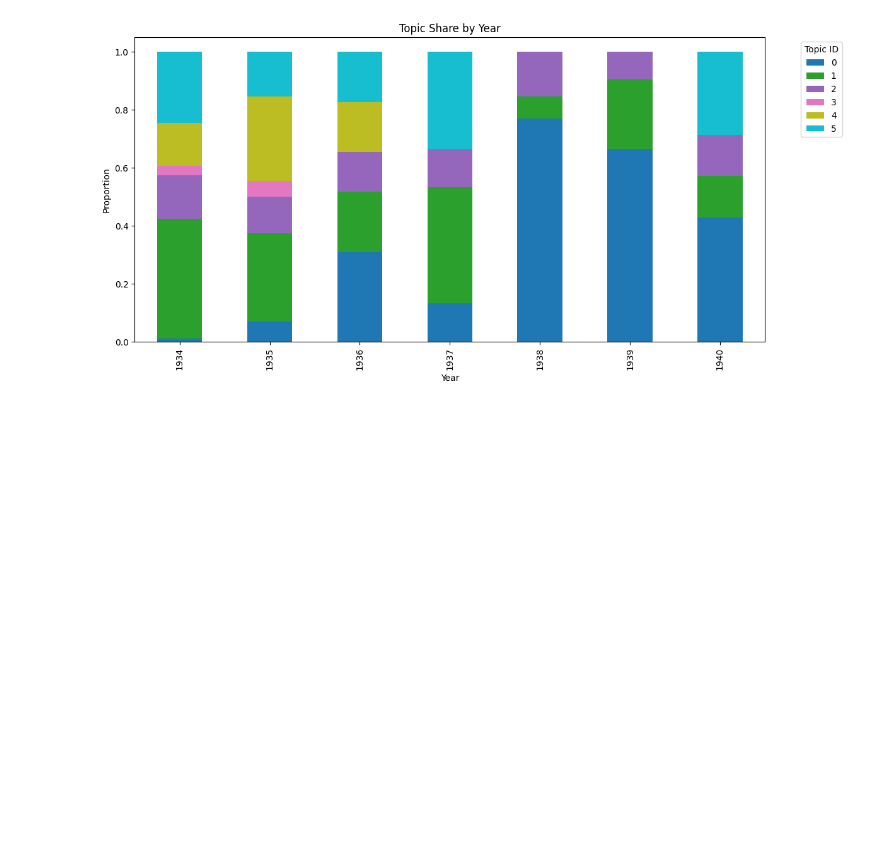
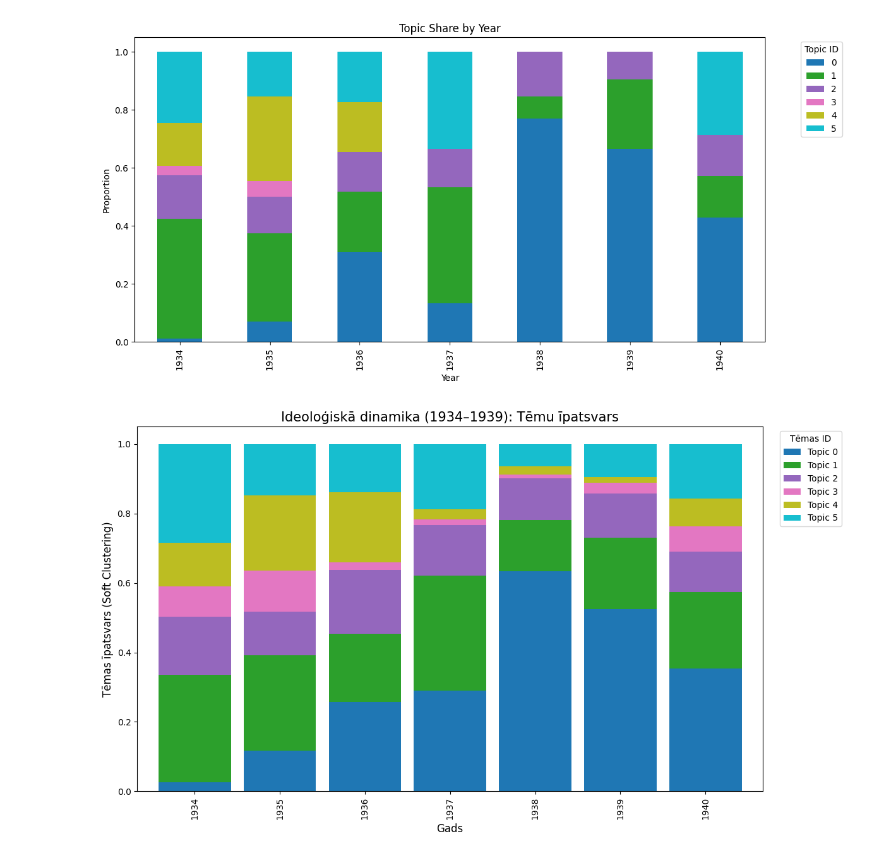
Before and after one commit to Vladusty/latvian-communist-leaflet-corpus-1934-1940, a Jupyter notebook: notebooks/lemmatized_leaflet_tf_idf/lemmatized_leaflet_tfidf_topic_modeling_nmf_1934_1940.ipynb, the cells around one changed output. Cells and saved outputs as stored; diff of their text form; code cells hidden in the pictures; blank space fills up the shorter version.

Commit message:
Add soft clustering

```diff
--- a/notebooks/lemmatized_leaflet_tf_idf/lemmatized_leaflet_tfidf_topic_modeling_nmf_1934_1940.ipynb
+++ b/notebooks/lemmatized_leaflet_tf_idf/lemmatized_leaflet_tfidf_topic_modeling_nmf_1934_1940.ipynb
@@ -245,3 +265,49 @@ else:
 # %% [output]
 [figure]
 [figure]
+# %%
+import pandas as pd
+import matplotlib.pyplot as plt
+
+# 1. Create a DataFrame from the NMF weights matrix (W)
+# We name the columns simply "Topic 0", "Topic 1", etc.
+topic_weights_df = pd.DataFrame(W, columns=[f"Topic {i}" for i in range(N_TOPICS)])
+
+# 2. Add the 'year' column from the main DataFrame
+# Using .values ensures data is aligned correctly even if indices don't match
+topic_weights_df['year'] = df['year'].values
+
+# 3. Group by year and SUM the weights (Soft Clustering approach)
+# This is crucial: we account for the full spectrum of topics in every document,
+# not just the dominant one.
+soft_clustering = topic_weights_df.groupby('year').sum()
+
+# 4. Normalize to 100% (row-wise)
+# This ensures the sum of all topics for each year equals 1.0 (or 100%)
+soft_clustering_pct = soft_clustering.div(soft_clustering.sum(axis=1), axis=0)
+
+# 5. Plot the stacked bar chart
+ax = soft_clustering_pct.plot(
+    kind='bar',
+    stacked=True,
+    figsize=(12, 7),
+    colormap='tab10', # A high-contrast palette
+    width=0.85,
+    edgecolor='none'  # Remove bar borders for a cleaner look
+)
+
+# Chart styling (Titles in Latvian for your thesis)
+plt.title('Ideoloģiskā dinamika (1934–1939): Tēmu īpatsvars', fontsize=15)
+plt.ylabel('Tēmas īpatsvars (Soft Clustering)', fontsize=12)
+plt.xlabel('Gads', fontsize=12)
+
+# Place legend outside the plot area
+plt.legend(bbox_to_anchor=(1.02, 1), loc='upper left', title="Tēmas ID")
+
+plt.tight_layout()
+
+# Save the figure in high resolution
+plt.savefig("soft_clustering_latvia_numbered.png", dpi=300)
+plt.show()
+# %% [output]
+[figure, added]
```
Also changed, not shown: parts of 6 cells of this notebook.
